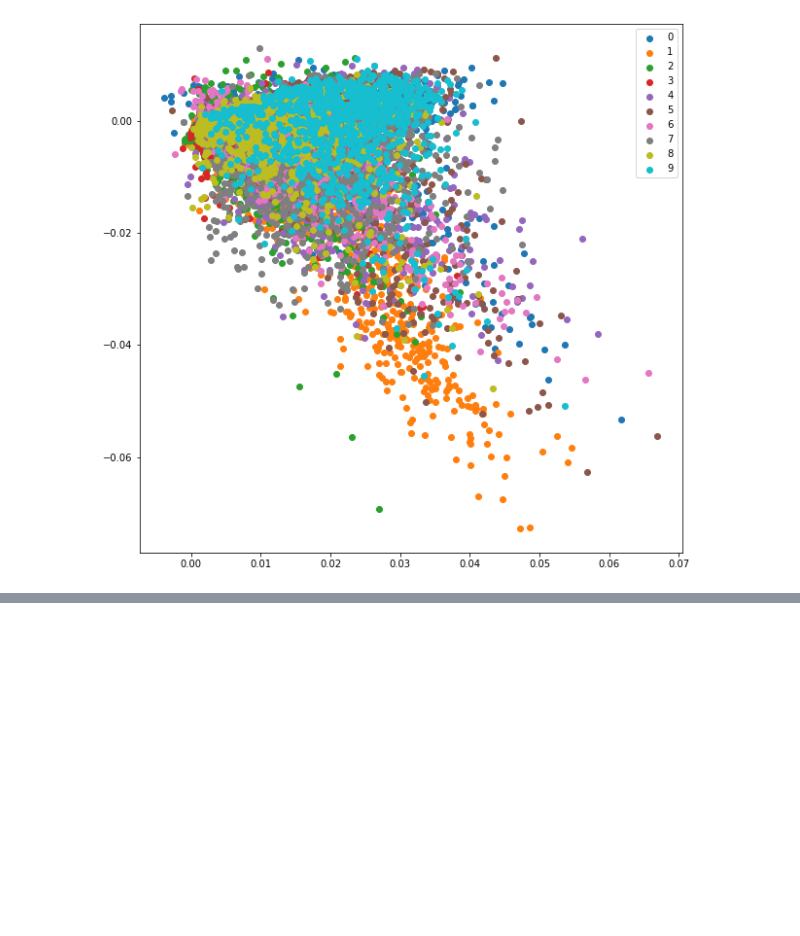
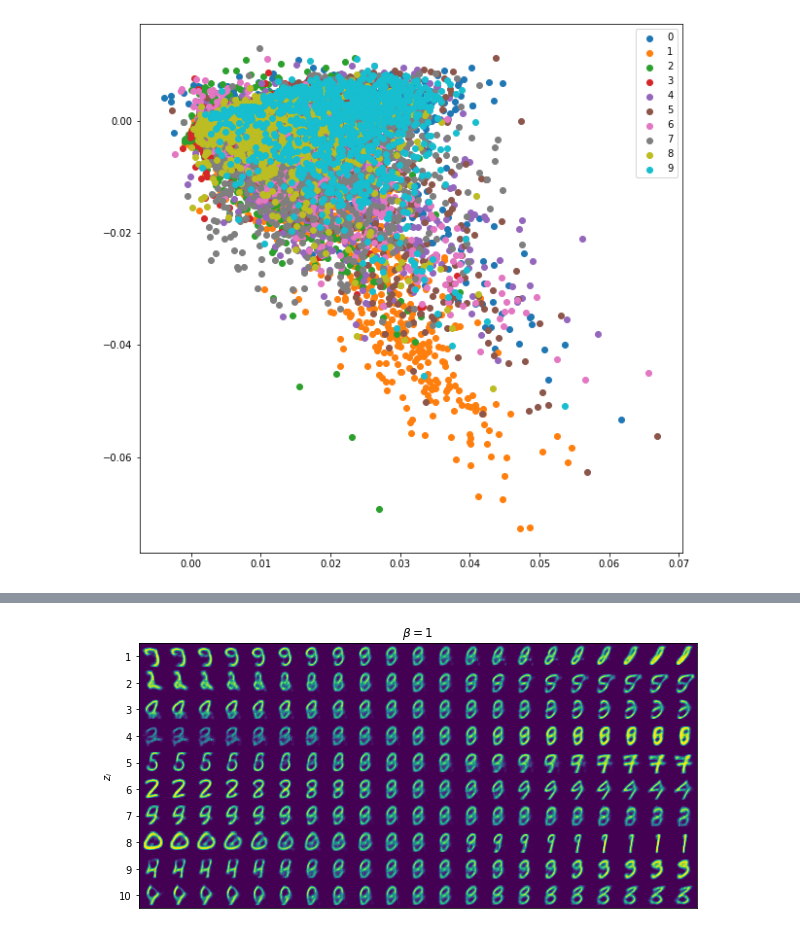
Before and after one commit to penkovsky/10-days-of-grad, a Jupyter notebook: day9/data/cnn/visualize.ipynb, the cells around one changed output, grey strips where cells are left out. Saved outputs shown, nothing was run; the diff lists cells and outputs as text; code cells hidden in the pictures; blank space fills up the shorter version.

```diff
--- a/day9/data/cnn/visualize.ipynb
+++ b/day9/data/cnn/visualize.ipynb
@@ -57,0 +98,5 @@ After all, $\beta$ is a hyperparameter and it is meant to be optimized individua
+# %%
+plot_latent_space(np.loadtxt("latent_space_beta_1_z10.txt"),
+                  dim1=10, dim2=21, ylabel=r'$z_i$', title=r"$\beta=1$")
+# %% [output]
+[figure, added]
```
Also changed, not shown: parts of 11 cells of this notebook, 6 other files.
